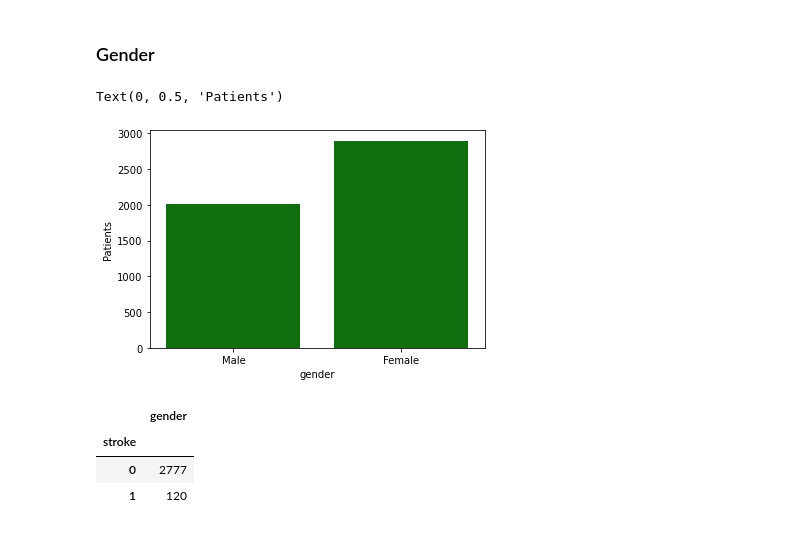
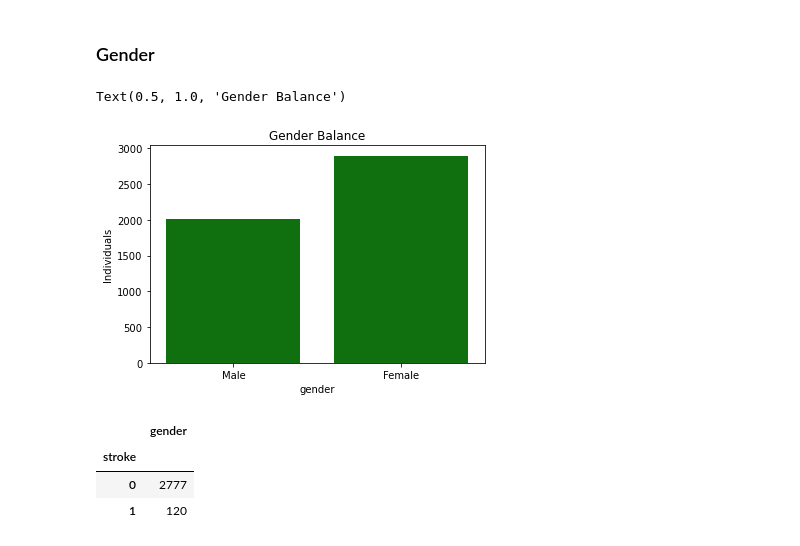
Before and after one commit to alexander-billings/stroke_prediction, a Jupyter notebook: Stroke_Prediction.ipynb, the cells around one changed output. Drawn from its saved outputs; the diff is of its cells as text; code cells hidden in the pictures.

Commit message:
Added titles to visualizations

```diff
--- a/Stroke_Prediction.ipynb
+++ b/Stroke_Prediction.ipynb
@@ -192,10 +192,11 @@ df.describe()
 ### Gender
 # %%
 sns.countplot(data = df, x = 'gender', color='Green')
-plt.ylabel("Patients")
+plt.ylabel("Individuals");
+plt.title("Gender Balance")
 # %% [output]
-Text(0, 0.5, 'Patients')
+Text(0.5, 1.0, 'Gender Balance')
-[figure, old version]
+[figure, new version]
 # %%
 # Group female gender by stroke
 df[['stroke', 'gender']].loc[gender_female].groupby('stroke').count()
```
Also changed, not shown: parts of 19 cells of this notebook.
